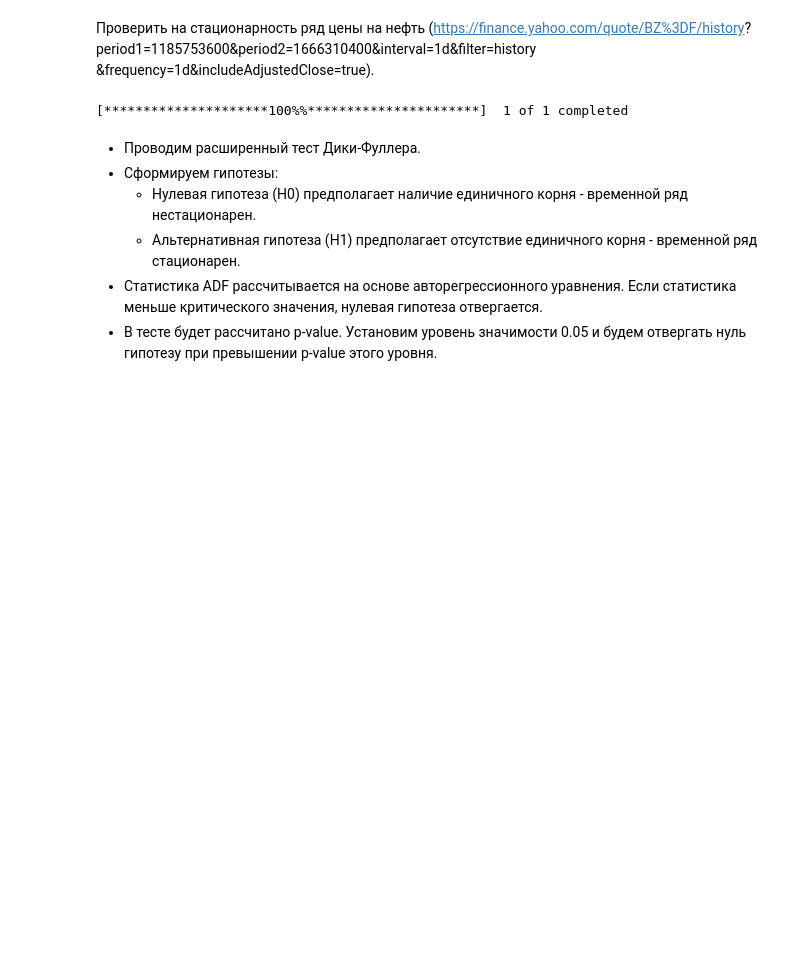
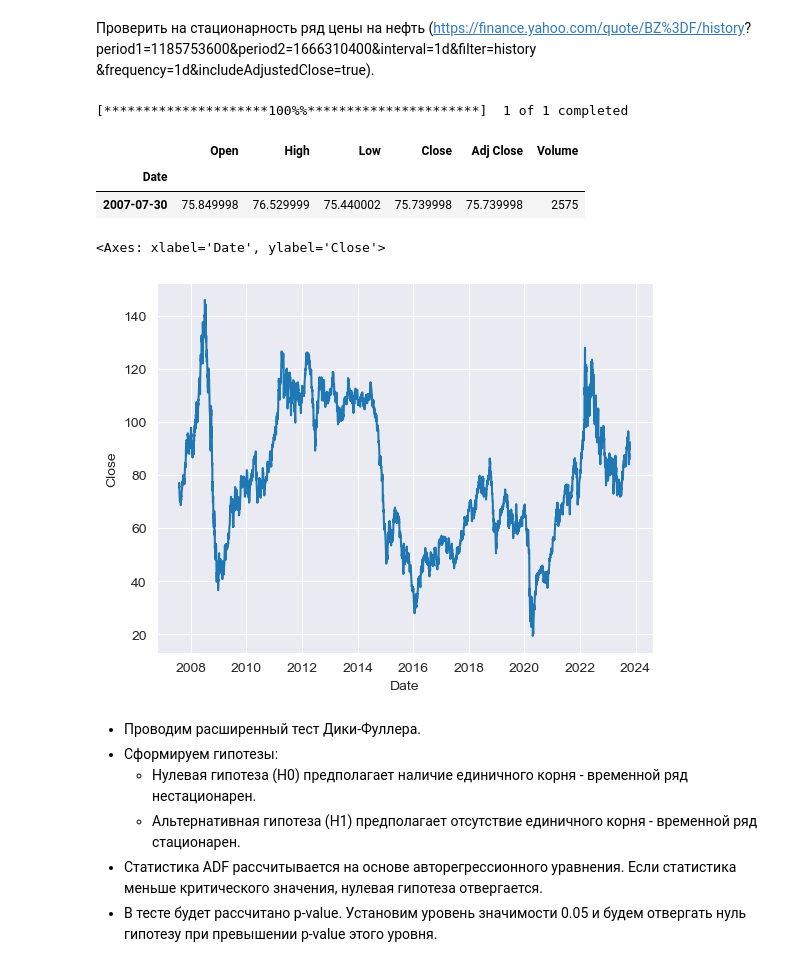
Before and after one commit to sergandri/python, a Jupyter notebook: mipt_study/maths/hw3_maths.ipynb, the cells around one changed output. Saved outputs shown, nothing was run; the diff lists cells and outputs as text; code cells hidden in the pictures; blank space fills up the shorter version.

```diff
--- a/mipt_study/maths/hw3_maths.ipynb
+++ b/mipt_study/maths/hw3_maths.ipynb
@@ -22,6 +25,17 @@ end_date = "2023-10-21"
 brent_df = yf.download(ticker, start=start_date, end=end_date)
 # %% [output]
 [*********************100%%**********************]  1 of 1 completed
+# %%
+brent_df.head(1)
+# %% [output]
+|  | Open | High | Low | Close | Adj Close | Volume |
+| Date |  |  |  |  |  |  |
+| 2007-07-30 | 75.849998 | 76.529999 | 75.440002 | 75.739998 | 75.739998 | 2575 |
+# %%
+sns.lineplot(data=brent_df, x='Date', y='Close')
+# %% [output]
+<Axes: xlabel='Date', ylabel='Close'>
+[figure, added]
 # %% [markdown]
 - Проводим расширенный тест Дики-Фуллера.
  - Сформируем гипотезы:
```
Also changed, not shown: parts of 25 cells of this notebook.
